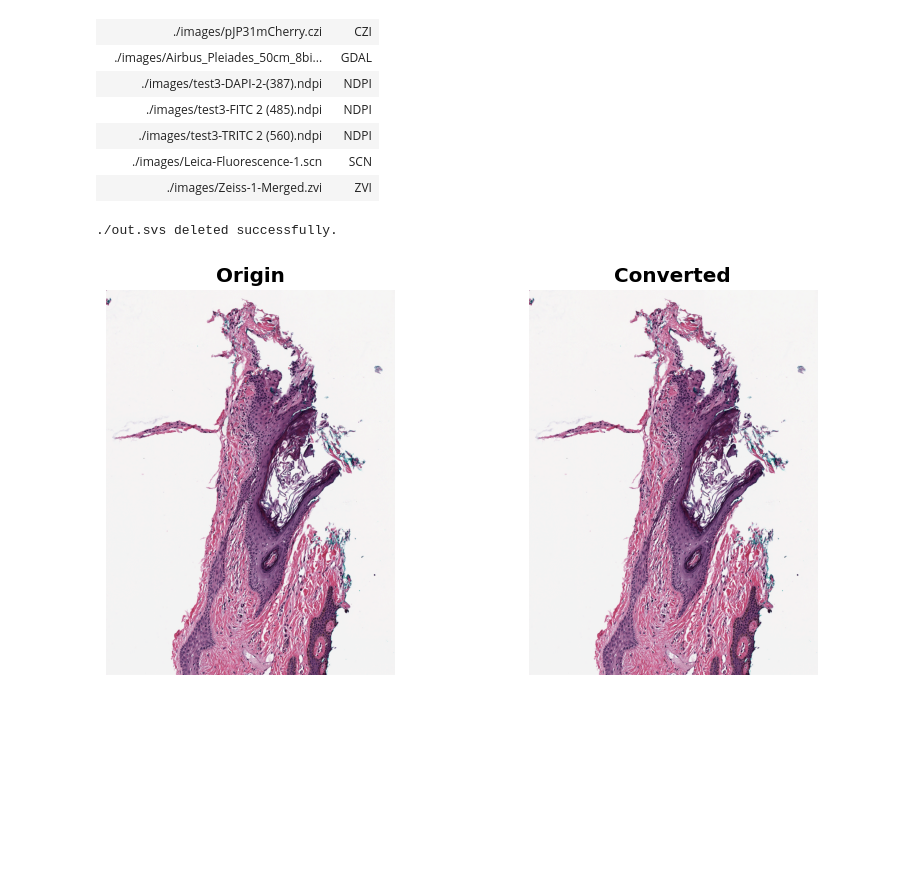
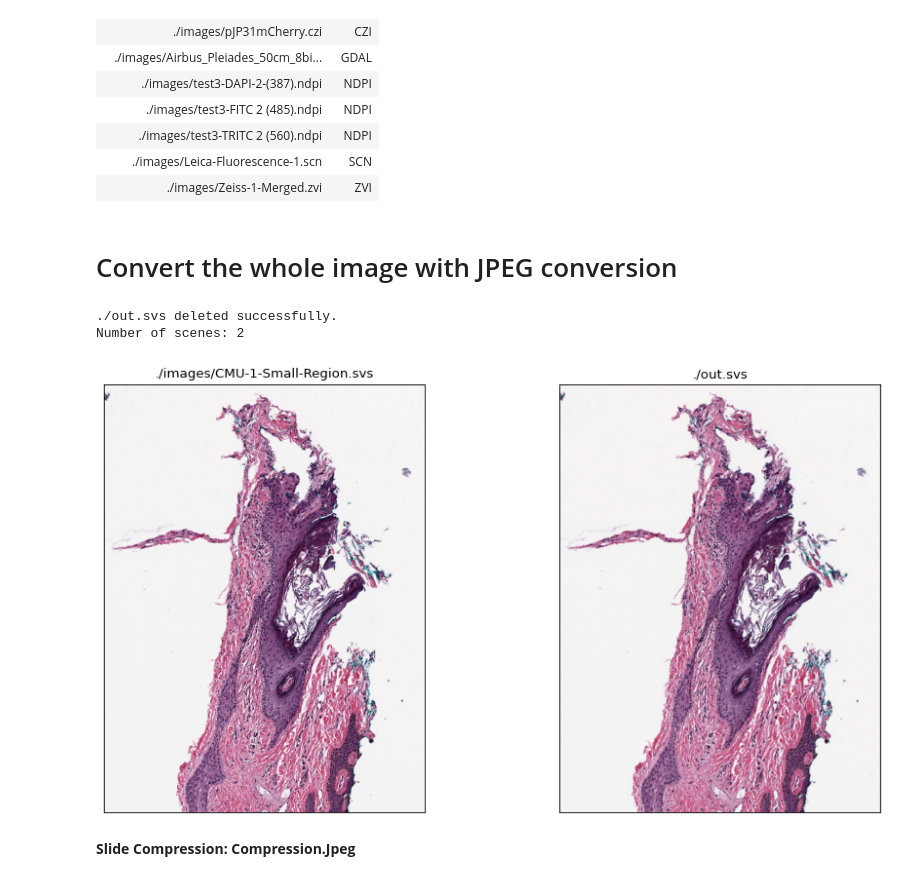
Before and after one commit to Booritas/slideio-tutorial, a Jupyter notebook: converter.ipynb, the cells around one changed output. Saved outputs shown, nothing was run; the diff lists cells and outputs as text; code cells hidden in the pictures; blank space fills up the shorter version.

Commit message:
update converter tutorial

```diff
--- a/converter.ipynb
+++ b/converter.ipynb
@@ -21,18 +22,22 @@ display_test_image_info(images)
 | ./images/test3-TRITC 2 (560).ndpi | NDPI |
 | ./images/Leica-Fluorescence-1.scn | SCN |
 | ./images/Zeiss-1-Merged.zvi | ZVI |
+# %% [markdown]
+# Convert the whole image with JPEG conversion
 # %%
 output_path = './out.svs'
 params = slideio.SVSJpegParameters()
+params.quality = 75
 delete_file(output_path)
 with slideio.open_slide(images[0]['path'],'AUTO') as slide:
     origin_scene = slide.get_scene(0)
     slideio.convert_scene(origin_scene, params, output_path)
     svs_slide = slideio.open_slide(output_path)
     svs_scene = svs_slide.get_scene(0)
-    origin_image = origin_scene.read_block()
-    svs_image = svs_scene.read_block()
-    show_images([origin_image, svs_image], ['Origin','Converted'],500)
+    show_scenes([origin_scene, svs_scene], 3, (500,500))
+    display(HTML(f'<html><b>Slide Compression: {svs_scene.compression}</b></html>'))
 # %% [output]
 ./out.svs deleted successfully.
+Number of scenes: 2
-[figure, old version]
+[figure, new version]
+Slide Compression: Compression.Jpeg
```
Also changed, not shown: parts of 5 cells of this notebook, 1 other file.
